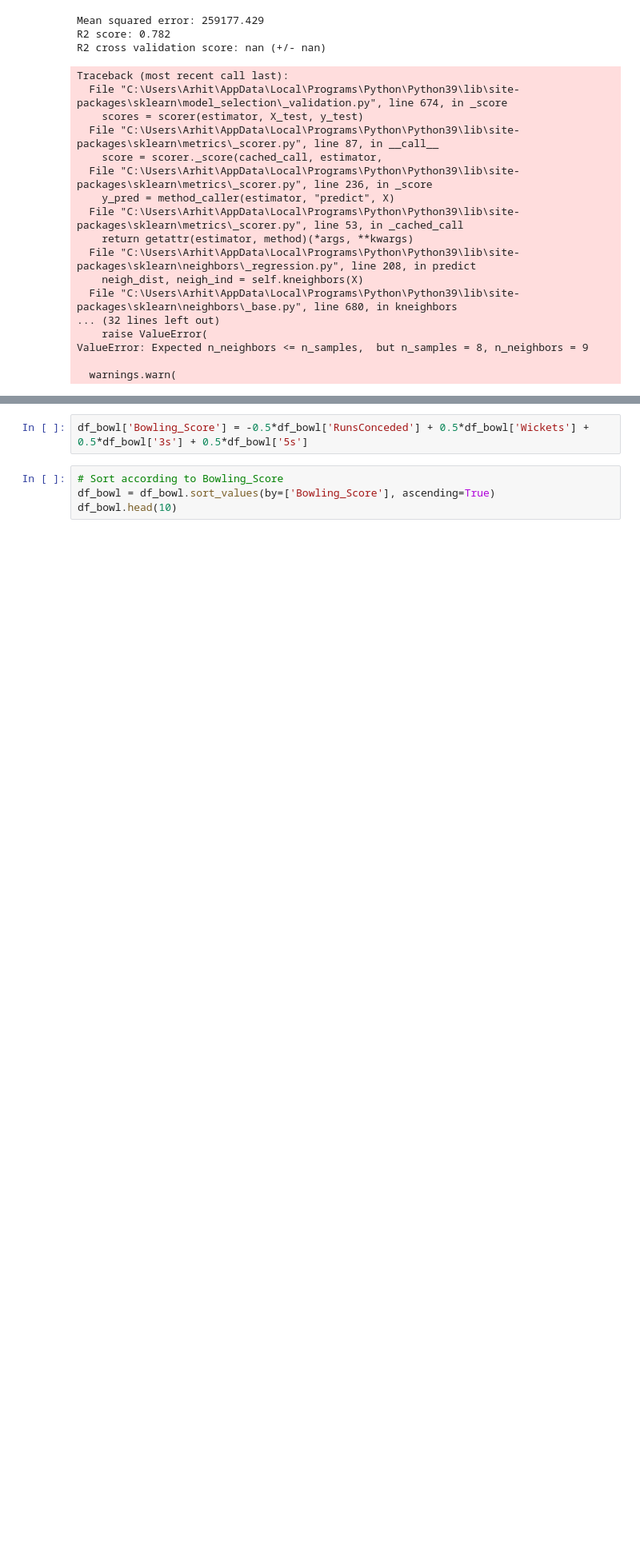
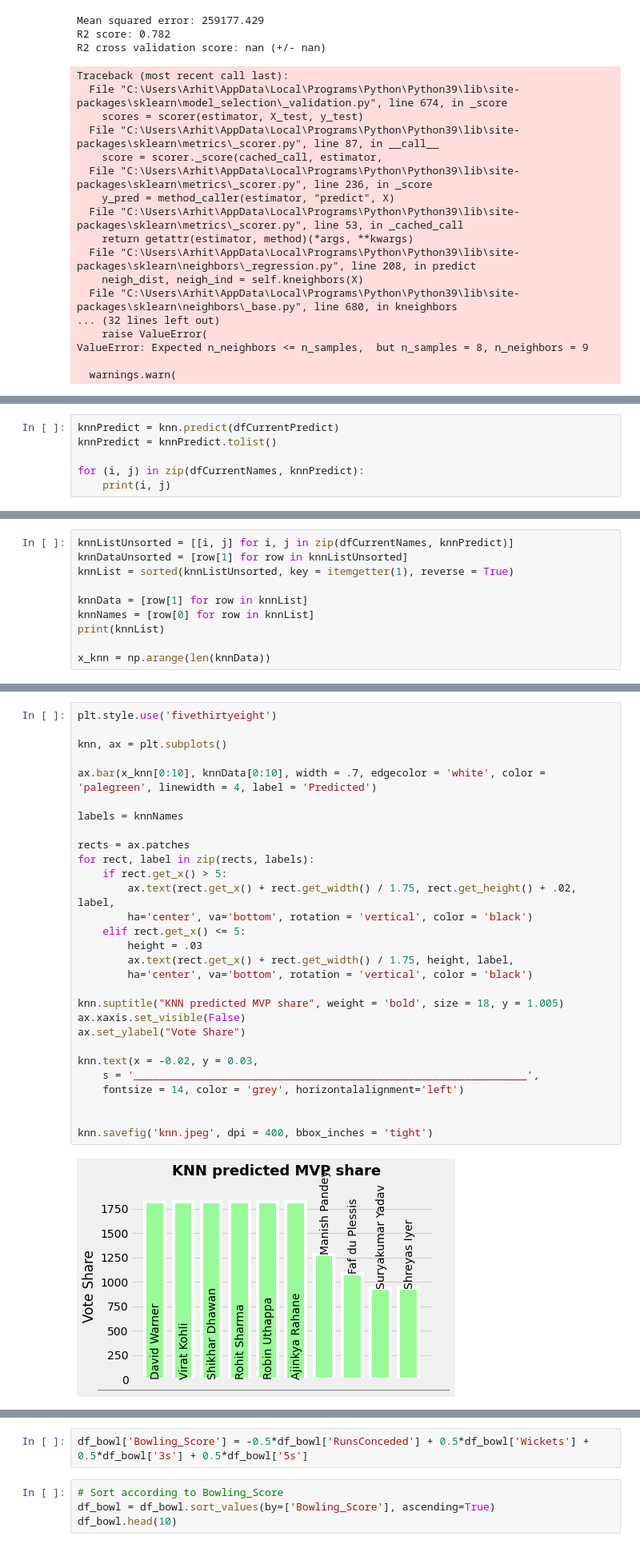
Before and after one commit to CaptAlpha/IPL, a Jupyter notebook: ipl.ipynb, the cells around one changed output, grey strips where cells are left out. Shown at 80% size. Drawn from its saved outputs; the diff is of its cells as text; blank space fills up the shorter version.

```diff
--- a/ipl.ipynb
+++ b/ipl.ipynb
@@ -364,0 +551,6 @@ NameError: name 'dfCurrent' is not defined
+# %%
+knnPredict = knn.predict(dfCurrentPredict)
+knnPredict = knnPredict.tolist()
+
+for (i, j) in zip(dfCurrentNames, knnPredict):
+    print(i, j)
@@ -364,0 +575,10 @@ NameError: name 'dfCurrent' is not defined
+# %%
+knnListUnsorted = [[i, j] for i, j in zip(dfCurrentNames, knnPredict)]
+knnDataUnsorted = [row[1] for row in knnListUnsorted]
+knnList = sorted(knnListUnsorted, key = itemgetter(1), reverse = True)
+
+knnData = [row[1] for row in knnList]
+knnNames = [row[0] for row in knnList]
+print(knnList)
+
+x_knn = np.arange(len(knnData))
@@ -364,0 +587,31 @@ NameError: name 'dfCurrent' is not defined
+# %%
+plt.style.use('fivethirtyeight')
+
+knn, ax = plt.subplots()
+
+ax.bar(x_knn[0:10], knnData[0:10], width = .7, edgecolor = 'white', color = 'palegreen', linewidth = 4, label = 'Predicted')
+
+labels = knnNames
+
+rects = ax.patches
+for rect, label in zip(rects, labels):
+    if rect.get_x() > 5:
+        ax.text(rect.get_x() + rect.get_width() / 1.75, rect.get_height() + .02, label,
+        ha='center', va='bottom', rotation = 'vertical', color = 'black')
+    elif rect.get_x() <= 5:
+        height = .03
+        ax.text(rect.get_x() + rect.get_width() / 1.75, height, label,
+        ha='center', va='bottom', rotation = 'vertical', color = 'black')
+
+knn.suptitle("KNN predicted MVP share", weight = 'bold', size = 18, y = 1.005)
+ax.xaxis.set_visible(False)
+ax.set_ylabel("Vote Share")
+
+knn.text(x = -0.02, y = 0.03,
+    s = '_______________________________________________________________',
+    fontsize = 14, color = 'grey', horizontalalignment='left')
+
+
+knn.savefig('knn.jpeg', dpi = 400, bbox_inches = 'tight')
+# %% [output]
+[figure, added]
```
Also changed, not shown: parts of 17 cells of this notebook, 5 other files.
